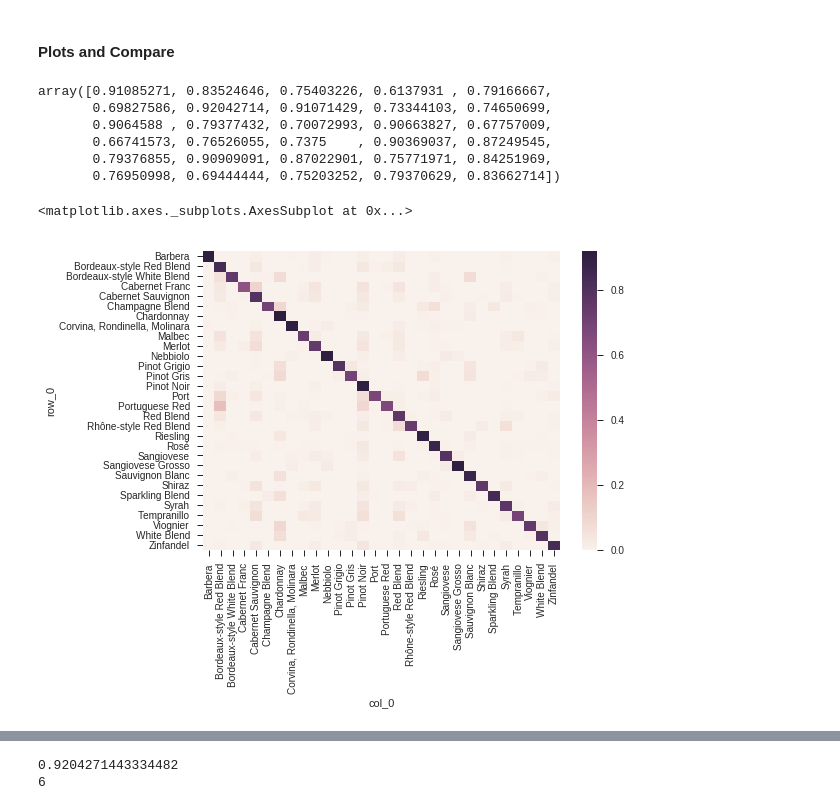
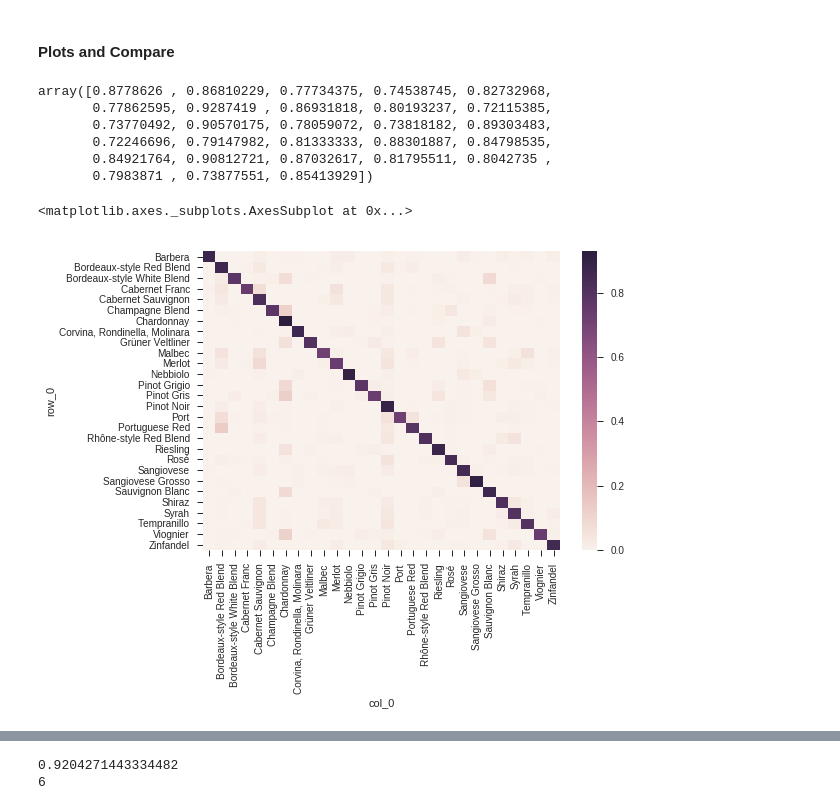
Before and after one commit to kgedney/anly580-wine-project, a Jupyter notebook: create_multiclass_models.ipynb, the cells around one changed output, grey strips where cells are left out. Drawn from its saved outputs; the diff is of its cells as text; code cells hidden in the pictures.

```diff
--- a/create_multiclass_models.ipynb
+++ b/create_multiclass_models.ipynb
@@ -68,5 +65,11 @@ df_full.head()
 # %%
 # select wines with over 1050 tasting notes (to make an even 30 varities)
 variety_counts = pd.DataFrame(df_full['variety'].value_counts())
-varieties      = list(variety_counts.index[variety_counts['variety'] > 1050])
+varieties      = list(variety_counts.index[variety_counts['variety'] > 1000])
+
+# remove blends
+varieties.remove('Red Blend')
+varieties.remove('White Blend')
+varieties.remove('Sparkling Blend')
+
 len(varieties)
@@ -205,6 +206,6 @@ model1.compile(optimizer=opt, loss="sparse_categorical_crossentropy", metrics=["
 # %%
 history1 = model1.fit(x_train, y_train,
             batch_size=512,
-            epochs=18,
+            epochs=22,
             validation_data=(x_test, y_test))
 # %% [output]
@@ -341,21 +342,21 @@ cm = cm.astype('float') / cm.sum(axis=1)[:, np.newaxis]
 accuracies = cm.diagonal()
 accuracies
 # %% [output]
-array([0.91085271, 0.83524646, 0.75403226, 0.6137931 , 0.79166667,
-       0.69827586, 0.92042714, 0.91071429, 0.73344103, 0.74650699,
-       0.9064588 , 0.79377432, 0.70072993, 0.90663827, 0.67757009,
-       0.66741573, 0.76526055, 0.7375    , 0.90369037, 0.87249545,
-       0.79376855, 0.90909091, 0.87022901, 0.75771971, 0.84251969,
-       0.76950998, 0.69444444, 0.75203252, 0.79370629, 0.83662714])
+array([0.8778626 , 0.86810229, 0.77734375, 0.74538745, 0.82732968,
+       0.77862595, 0.9287419 , 0.86931818, 0.80193237, 0.72115385,
+       0.73770492, 0.90570175, 0.78059072, 0.73818182, 0.89303483,
+       0.72246696, 0.79147982, 0.81333333, 0.88301887, 0.84798535,
+       0.84921764, 0.90812721, 0.87032617, 0.81795511, 0.8042735 ,
+       0.7983871 , 0.73877551, 0.85413929])
 # %%
 v_lookup = df[['variety_code', 'variety']].drop_duplicates().set_index('variety_code').to_dict()
 v_lookup = v_lookup['variety']
 
-y_test_name = np.array([v_lookup[yy] for yy in y_test])
-y_pred_name = np.array([v_lookup[yy] for yy in y_pred1])
+y_test_name = np.array([v_lookup[y_code] for y_code in y_test])
+y_pred_name = np.array([v_lookup[y_code] for y_code in y_pred1])
 
 to_plot = pd.crosstab(y_test_name, y_pred_name, normalize='index')
 sns.heatmap(to_plot)
 # %% [output]
 <matplotlib.axes._subplots.AxesSubplot at 0x...>
-[figure, old version]
+[figure, new version]
```
Also changed, not shown: parts of 19 cells of this notebook.
